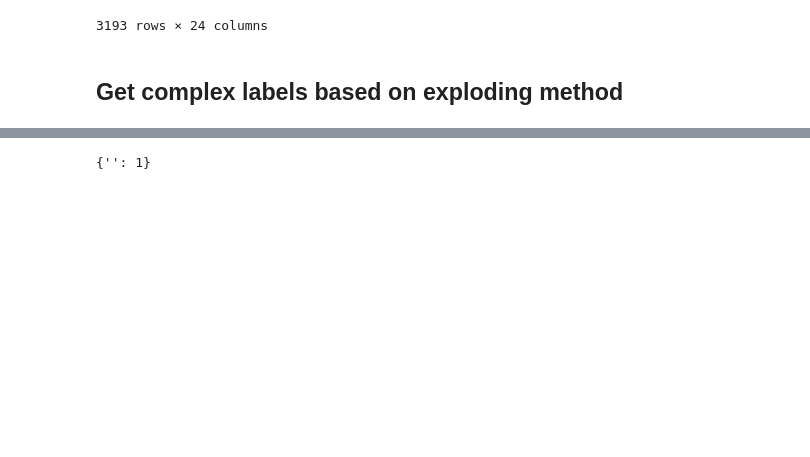
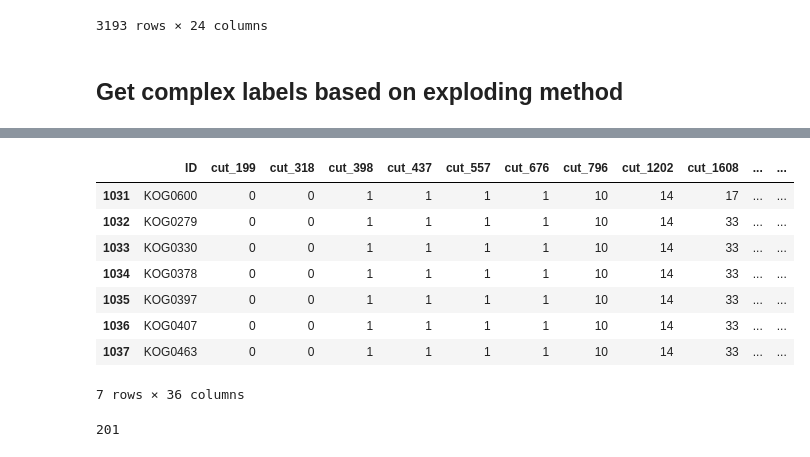
Before and after one commit to marcottelab/leca-proteomics, a Jupyter notebook: notebooks/label_complexes.ipynb, the cells around one changed output, grey strips where cells are left out. Saved outputs shown, nothing was run; the diff lists cells and outputs as text; code cells hidden in the pictures; blank space fills up the shorter version.

```diff
--- a/notebooks/label_complexes.ipynb
+++ b/notebooks/label_complexes.ipynb
@@ -261,7 +308,20 @@ df_out[df_out['ID'].isin(test_list)]
+# %%
+ribo_test_list = ['KOG0600','KOG0279','KOG0330','KOG0378','KOG0397','KOG0407','KOG0463']
+df_out[df_out['ID'].isin(ribo_test_list)]
+# %% [output]
+|  | ID | cut_199 | cut_318 | cut_398 | cut_437 | cut_557 | cut_676 | cut_796 | cut_1202 | cut_1608 | ... | ... |
+| 1031 | KOG0600 | 0 | 0 | 1 | 1 | 1 | 1 | 10 | 14 | 17 | ... | ... |
+| 1032 | KOG0279 | 0 | 0 | 1 | 1 | 1 | 1 | 10 | 14 | 33 | ... | ... |
+| 1033 | KOG0330 | 0 | 0 | 1 | 1 | 1 | 1 | 10 | 14 | 33 | ... | ... |
+| 1034 | KOG0378 | 0 | 0 | 1 | 1 | 1 | 1 | 10 | 14 | 33 | ... | ... |
+| 1035 | KOG0397 | 0 | 0 | 1 | 1 | 1 | 1 | 10 | 14 | 33 | ... | ... |
+| 1036 | KOG0407 | 0 | 0 | 1 | 1 | 1 | 1 | 10 | 14 | 33 | ... | ... |
+| 1037 | KOG0463 | 0 | 0 | 1 | 1 | 1 | 1 | 10 | 14 | 33 | ... | ... |
+7 rows × 36 columns
 # %%
-label_dict[2011]
+len(df_out[df_out['final_label']=='Large heterogeneous complex'])
 # %% [output]
-{'': 1}
+201
 # %%
 df
 # %% [output]
```
Also changed, not shown: parts of 7 cells of this notebook, 22 other files.
